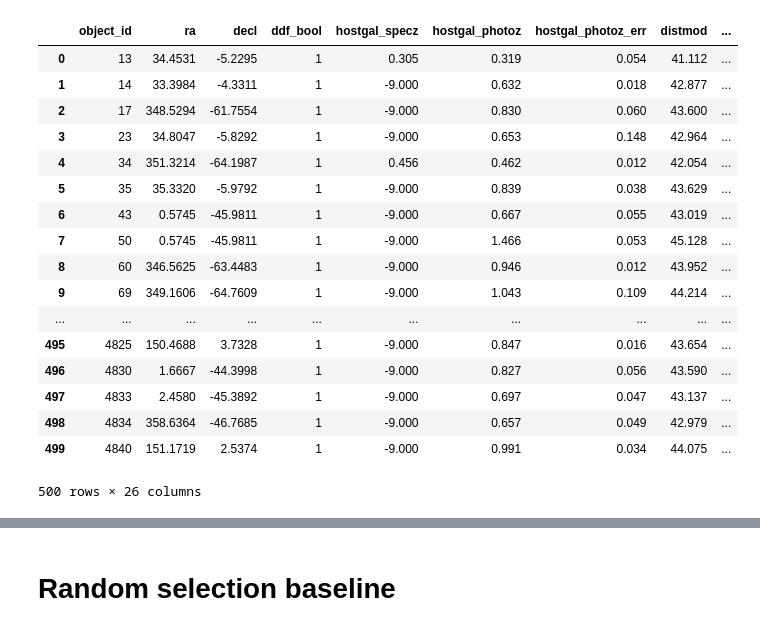
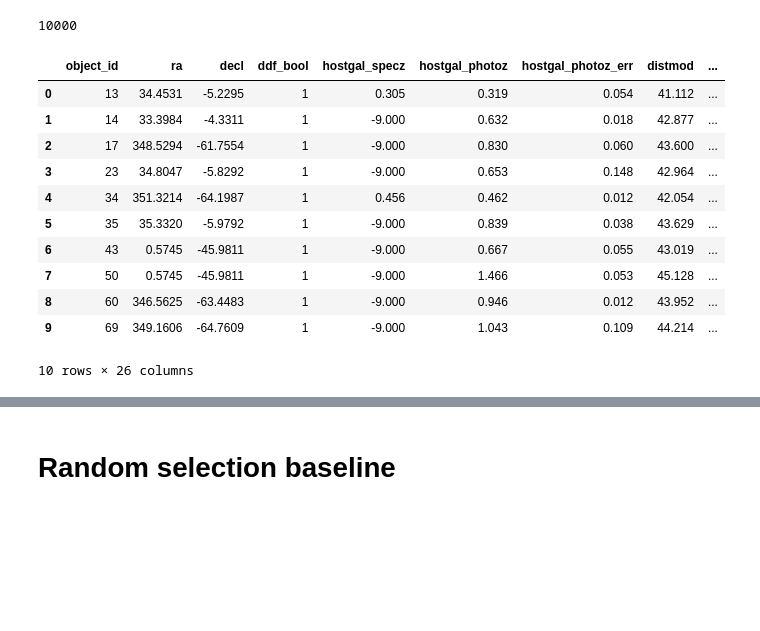
Before and after one commit to neerajkulk/ml_finalproj, a Jupyter notebook: neil_baseline.ipynb, the cells around one changed output, grey strips where cells are left out. Drawn from its saved outputs; the diff is of its cells as text; code cells hidden in the pictures; blank space fills up the shorter version.

```diff
--- a/neil_baseline.ipynb
+++ b/neil_baseline.ipynb
@@ -5,28 +5,26 @@ import matplotlib.pyplot as plt
 # %%
 training_df = pd.read_csv('data/training_set.csv')
 training_metadata_df = pd.read_csv('data/training_set_metadata.csv')
-test_metadata_df = pd.read_csv('data/plasticc_test_metadata_unblinded.csv')
+test_metadata_df = pd.read_csv('data/plasticc_test_metadata_unblinded.csv', nrows=10000)
+# %%
+print(len(test_metadata_df))
+# %% [output]
+10000
 # %%
-test_metadata_df[:500]
+test_metadata_df[:10]
 # %% [output]
 |  | object_id | ra | decl | ddf_bool | hostgal_specz | hostgal_photoz | hostgal_photoz_err | distmod | ... |
 | 0 | 13 | 34.4531 | -5.2295 | 1 | 0.305 | 0.319 | 0.054 | 41.112 | ... |
 | 1 | 14 | 33.3984 | -4.3311 | 1 | -9.000 | 0.632 | 0.018 | 42.877 | ... |
 | 2 | 17 | 348.5294 | -61.7554 | 1 | -9.000 | 0.830 | 0.060 | 43.600 | ... |
 | 3 | 23 | 34.8047 | -5.8292 | 1 | -9.000 | 0.653 | 0.148 | 42.964 | ... |
 | 4 | 34 | 351.3214 | -64.1987 | 1 | 0.456 | 0.462 | 0.012 | 42.054 | ... |
 | 5 | 35 | 35.3320 | -5.9792 | 1 | -9.000 | 0.839 | 0.038 | 43.629 | ... |
 | 6 | 43 | 0.5745 | -45.9811 | 1 | -9.000 | 0.667 | 0.055 | 43.019 | ... |
 | 7 | 50 | 0.5745 | -45.9811 | 1 | -9.000 | 1.466 | 0.053 | 45.128 | ... |
 | 8 | 60 | 346.5625 | -63.4483 | 1 | -9.000 | 0.946 | 0.012 | 43.952 | ... |
 | 9 | 69 | 349.1606 | -64.7609 | 1 | -9.000 | 1.043 | 0.109 | 44.214 | ... |
-| ... | ... | ... | ... | ... | ... | ... | ... | ... | ... |
-| 495 | 4825 | 150.4688 | 3.7328 | 1 | -9.000 | 0.847 | 0.016 | 43.654 | ... |
-| 496 | 4830 | 1.6667 | -44.3998 | 1 | -9.000 | 0.827 | 0.056 | 43.590 | ... |
-| 497 | 4833 | 2.4580 | -45.3892 | 1 | -9.000 | 0.697 | 0.047 | 43.137 | ... |
-| 498 | 4834 | 358.6364 | -46.7685 | 1 | -9.000 | 0.657 | 0.049 | 42.979 | ... |
-| 499 | 4840 | 151.1719 | 2.5374 | 1 | -9.000 | 0.991 | 0.034 | 44.075 | ... |
-500 rows × 26 columns
+10 rows × 26 columns
 # %%
 obj_ids = np.unique(training_df.object_id)
 # %%
```
Also changed, not shown: parts of 12 cells of this notebook.
